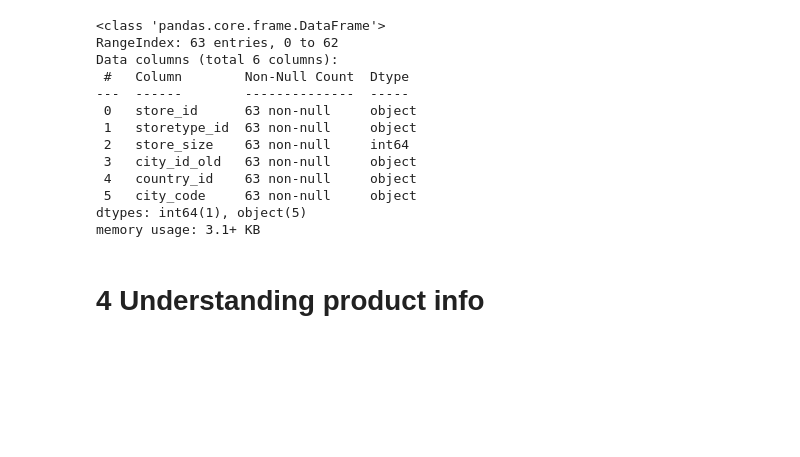
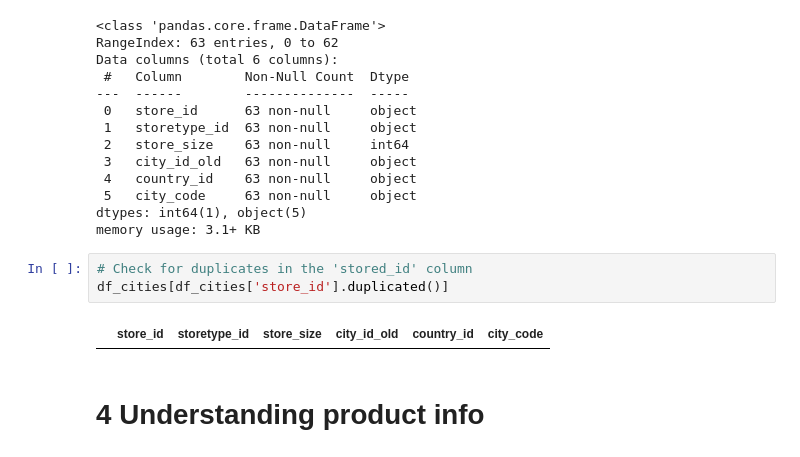
Before and after one commit to yurimfreitas/ProjectII, a Jupyter notebook: 2-DataUnderstanding.ipynb, the cells around one changed output. Drawn from its saved outputs; the diff is of its cells as text; blank space fills up the shorter version.

```diff
--- a/2-DataUnderstanding.ipynb
+++ b/2-DataUnderstanding.ipynb
@@ -207,6 +205,11 @@ Data columns (total 6 columns):
  5   city_code     63 non-null     object
 dtypes: int64(1), object(5)
 memory usage: 3.1+ KB
+# %%
+# Check for duplicates in the 'stored_id' column
+df_cities[df_cities['store_id'].duplicated()]
+# %% [output]
+|  | store_id | storetype_id | store_size | city_id_old | country_id | city_code |
 # %% [markdown]
 # 4 Understanding product info
 # %%
```
Also changed, not shown: parts of 1 cell of this notebook, 2 other files.
